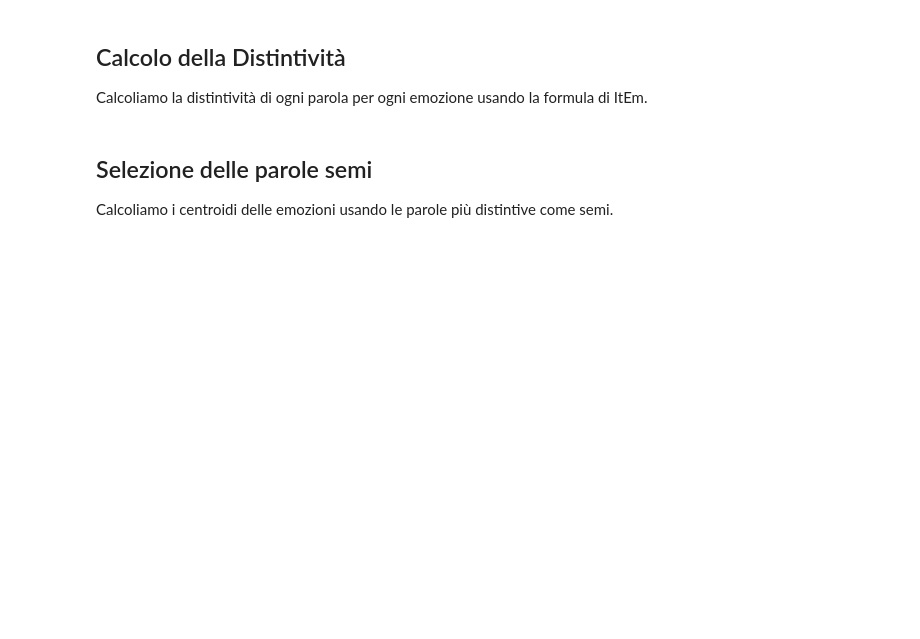
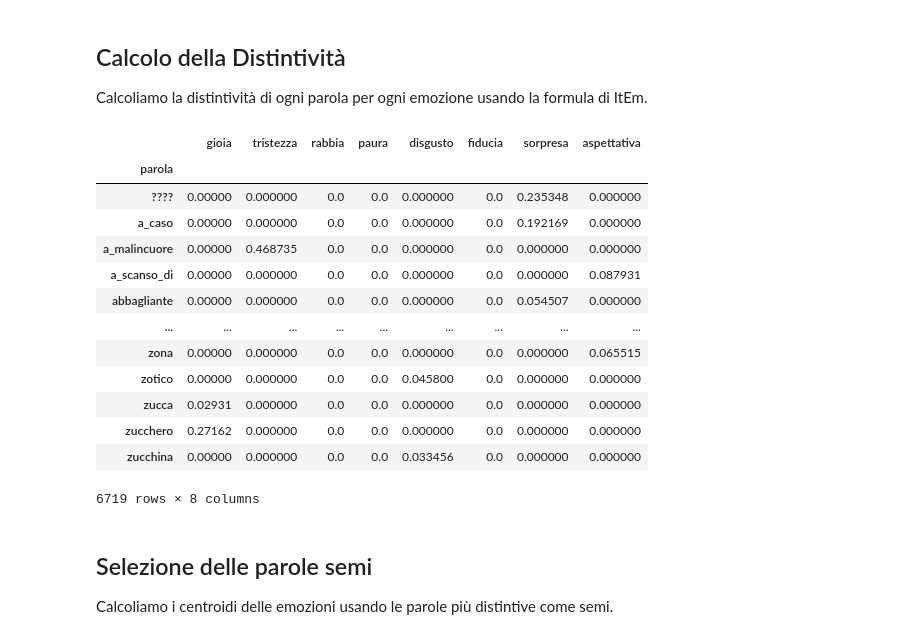
Before and after one commit to V3R0N1C4/ELIta_tesi, a Jupyter notebook: Fase2/Valutazione e Ricalcolo.ipynb, the cells around one changed output. Drawn from its saved outputs; the diff is of its cells as text; code cells hidden in the pictures; blank space fills up the shorter version.

```diff
--- a/Fase2/Valutazione e Ricalcolo.ipynb
+++ b/Fase2/Valutazione e Ricalcolo.ipynb
@@ -43,22 +60,38 @@ Calcoliamo la distintività di ogni parola per ogni emozione usando la formula d
 # %%
 def calculate_distinctiveness(row):
     # Ordina i valori della riga per trovare max1 e max2
     sorted_values = sorted(row.values, reverse=True)
     max1 = sorted_values[0]
     max2 = sorted_values[1]
     mn = np.mean(row.values)
 
     d_scores = {}
     for emo in BASIC_EMOTIONS:
         me = row[emo]
         if me == max1 and max1 > 0:
             d = ((max1 - max2) / (max1 + 1e-9)) * (max1 - mn)
             d_scores[emo] = d
         else:
             d_scores[emo] = 0
     return pd.Series(d_scores)
 
 df_distinctiveness = df_emotions.apply(calculate_distinctiveness, axis=1)
+df_distinctiveness
+# %% [output]
+|  | gioia | tristezza | rabbia | paura | disgusto | fiducia | sorpresa | aspettativa |
+| parola |  |  |  |  |  |  |  |  |
+| ???? | 0.00000 | 0.000000 | 0.0 | 0.0 | 0.000000 | 0.0 | 0.235348 | 0.000000 |
+| a_caso | 0.00000 | 0.000000 | 0.0 | 0.0 | 0.000000 | 0.0 | 0.192169 | 0.000000 |
+| a_malincuore | 0.00000 | 0.468735 | 0.0 | 0.0 | 0.000000 | 0.0 | 0.000000 | 0.000000 |
+| a_scanso_di | 0.00000 | 0.000000 | 0.0 | 0.0 | 0.000000 | 0.0 | 0.000000 | 0.087931 |
+| abbagliante | 0.00000 | 0.000000 | 0.0 | 0.0 | 0.000000 | 0.0 | 0.054507 | 0.000000 |
+| ... | ... | ... | ... | ... | ... | ... | ... | ... |
+| zona | 0.00000 | 0.000000 | 0.0 | 0.0 | 0.000000 | 0.0 | 0.000000 | 0.065515 |
+| zotico | 0.00000 | 0.000000 | 0.0 | 0.0 | 0.045800 | 0.0 | 0.000000 | 0.000000 |
+| zucca | 0.02931 | 0.000000 | 0.0 | 0.0 | 0.000000 | 0.0 | 0.000000 | 0.000000 |
+| zucchero | 0.27162 | 0.000000 | 0.0 | 0.0 | 0.000000 | 0.0 | 0.000000 | 0.000000 |
+| zucchina | 0.00000 | 0.000000 | 0.0 | 0.0 | 0.033456 | 0.0 | 0.000000 | 0.000000 |
+6719 rows × 8 columns
 # %% [markdown]
 ## Selezione delle parole semi
 Calcoliamo i centroidi delle emozioni usando le parole più distintive come semi.
```
Also changed, not shown: parts of 6 cells of this notebook, 1 other file.
